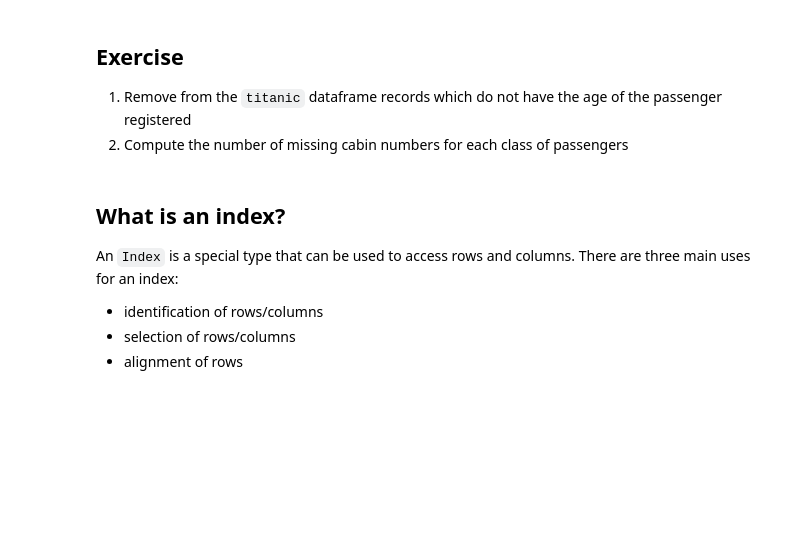
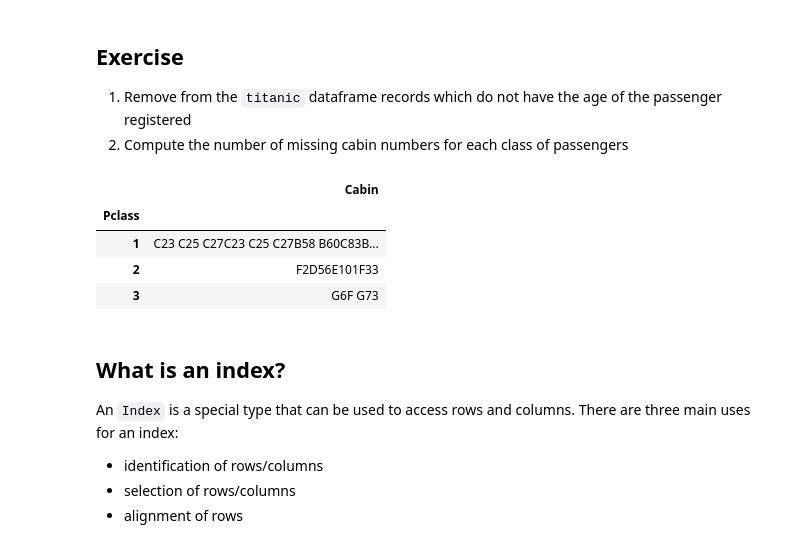
Before and after one commit to Luncenok/Data-mining, a Jupyter notebook: introduction/dm-pandas.ipynb, the cells around one changed output. Drawn from its saved outputs; the diff is of its cells as text; code cells hidden in the pictures; blank space fills up the shorter version.

```diff
--- a/introduction/dm-pandas.ipynb
+++ b/introduction/dm-pandas.ipynb
@@ -670,6 +1148,18 @@ ufo.dropna(how='all', axis=0, subset=['City', 'Colors Reported']) # all, subset
 
 1. Remove from the `titanic` dataframe records which do not have the age of the passenger registered
 2. Compute the number of missing cabin numbers for each class of passengers
+# %%
+# 1
+titanic.dropna(subset=['Age'], inplace=True)
+
+# 2
+titanic.groupby('Pclass').agg({'Cabin': 'isnull'})
+# %% [output]
+|  | Cabin |
+| Pclass |  |
+| 1 | C23 C25 C27C23 C25 C27B58 B60C83B... |
+| 2 | F2D56E101F33 |
+| 3 | G6F G73 |
 # %% [markdown]
 ## What is an index?
 
```
Also changed, not shown: parts of 134 cells of this notebook.
